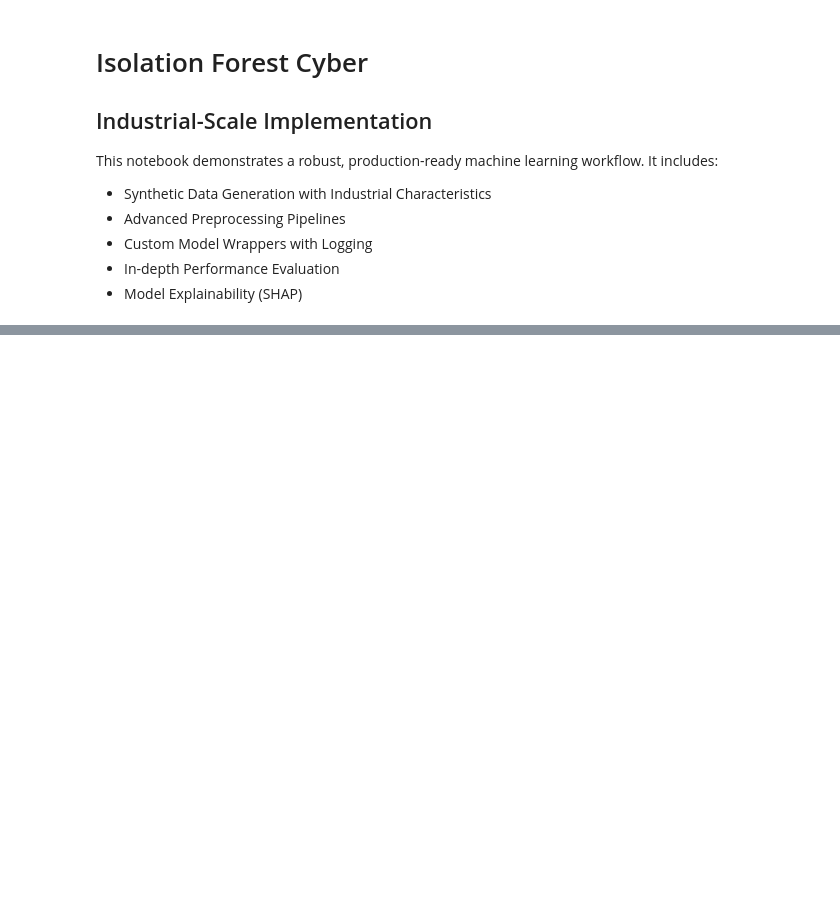
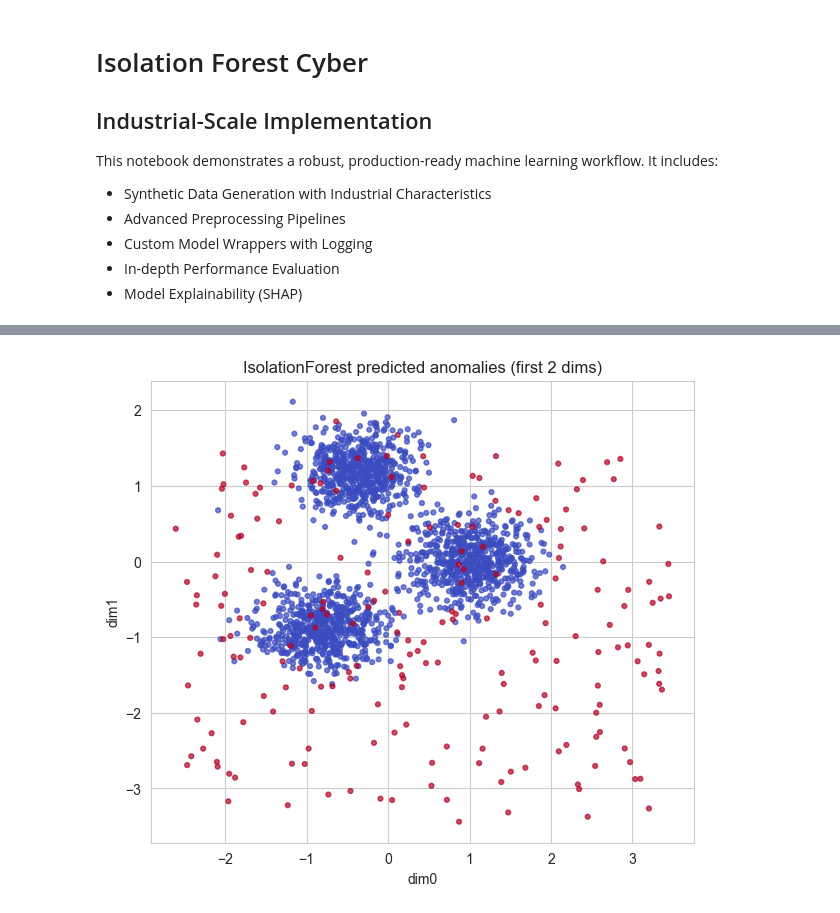
Before and after one commit to Brainfeed-1996/advanced-ml-mastery-collection, a Jupyter notebook: 08-Anomaly-Detection/Isolation-Forest-Cyber.ipynb, the cells around one changed output, grey strips where cells are left out. Drawn from its saved outputs; the diff is of its cells as text; code cells hidden in the pictures; blank space fills up the shorter version.

```diff
--- a/08-Anomaly-Detection/Isolation-Forest-Cyber.ipynb
+++ b/08-Anomaly-Detection/Isolation-Forest-Cyber.ipynb
@@ -22,2 +134,12 @@ class ResultVisualizer:    @staticmethod    def plot_results(y_true, y_pred):
+# %%
+# 2D view (first 2 scaled dims)
+plt.figure(figsize=(7,6))
+plt.scatter(X[:,0], X[:,1], c=y_pred, cmap='coolwarm', s=12, alpha=0.7)
+plt.title('IsolationForest predicted anomalies (first 2 dims)')
+plt.xlabel('dim0')
+plt.ylabel('dim1')
+plt.show()
+# %% [output]
+[figure, added]
 # %%
 # SHAP Analysis# Note: For tree-based models, TreeExplainer is efficient.# For pipelines, we extract the model step.try:    logger.info("Attempting SHAP explanation...")    if hasattr(industrial_model.model.named_steps, 'regressor'):        model_step = industrial_model.model.named_steps['regressor']    elif hasattr(industrial_model.model.named_steps, 'classifier'):        model_step = industrial_model.model.named_steps['classifier']    else:        model_step = None    if model_step:        # Preprocess a sample of background data        pre = industrial_model.model.named_steps['preprocessor']        X_sample = pre.transform(X_train[:100])                explainer = shap.TreeExplainer(model_step)        shap_values = explainer.shap_values(X_sample)                plt.figure()        shap.summary_plot(shap_values, X_sample, plot_type="bar")        plt.show()    else:        logger.warning("Could not extract model step for SHAP.")except Exception as e:    logger.warning(f"SHAP analysis skipped due to environment or model structure: {e}")
```
Also changed, not shown: parts of 8 cells of this notebook, 3 other files.
